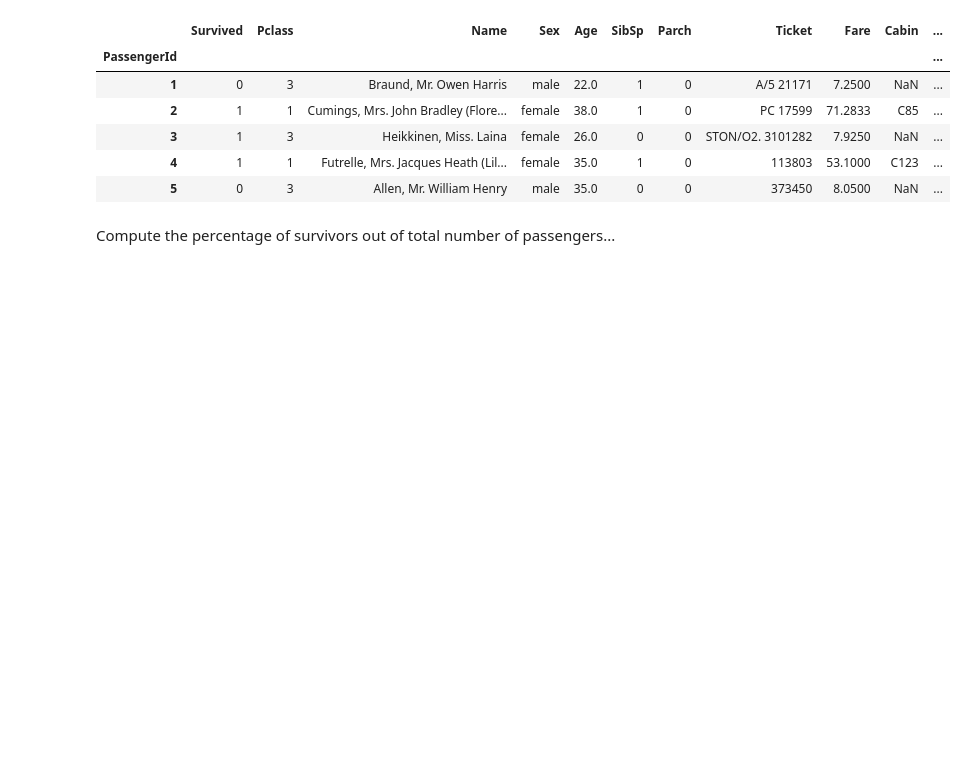
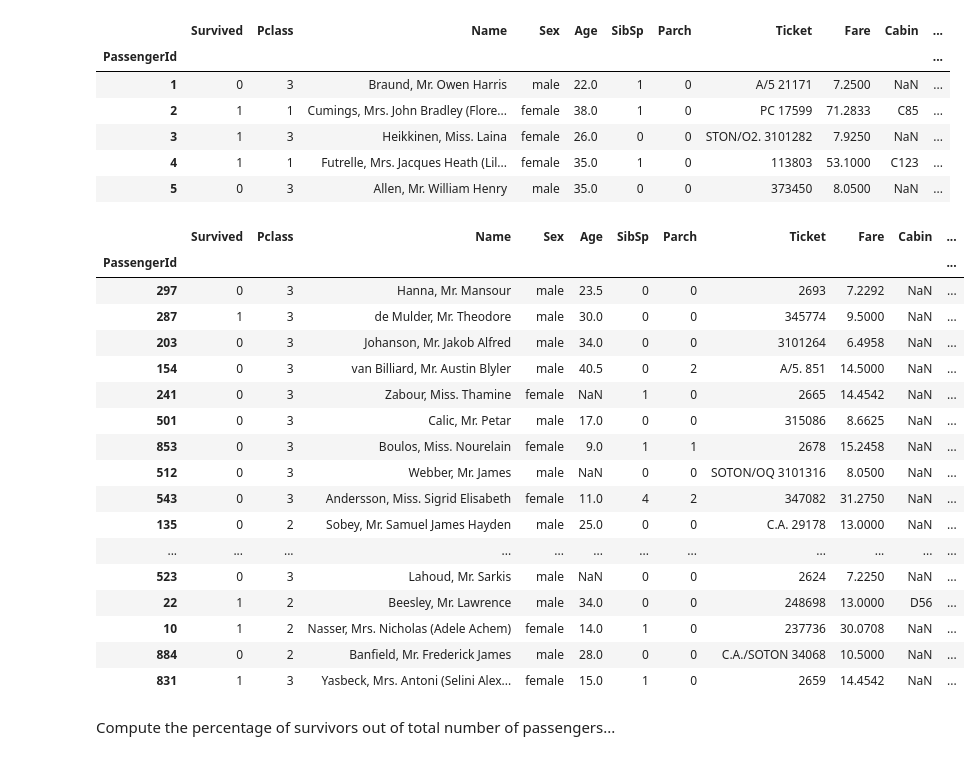
Before and after one commit to gor2000/group_assignment_python1, a Jupyter notebook: group_assignment.ipynb, the cells around one changed output. Cells and saved outputs as stored; diff of their text form; code cells hidden in the pictures; blank space fills up the shorter version.

```diff
--- a/group_assignment.ipynb
+++ b/group_assignment.ipynb
@@ -15,6 +15,27 @@ df.head()
 | 3 | 1 | 3 | Heikkinen, Miss. Laina | female | 26.0 | 0 | 0 | STON/O2. 3101282 | 7.9250 | NaN | ... |
 | 4 | 1 | 1 | Futrelle, Mrs. Jacques Heath (Lil... | female | 35.0 | 1 | 0 | 113803 | 53.1000 | C123 | ... |
 | 5 | 0 | 3 | Allen, Mr. William Henry | male | 35.0 | 0 | 0 | 373450 | 8.0500 | NaN | ... |
+# %%
+df.sample(20)
+# %% [output]
+|  | Survived | Pclass | Name | Sex | Age | SibSp | Parch | Ticket | Fare | Cabin | ... |
+| PassengerId |  |  |  |  |  |  |  |  |  |  | ... |
+| 297 | 0 | 3 | Hanna, Mr. Mansour | male | 23.5 | 0 | 0 | 2693 | 7.2292 | NaN | ... |
+| 287 | 1 | 3 | de Mulder, Mr. Theodore | male | 30.0 | 0 | 0 | 345774 | 9.5000 | NaN | ... |
+| 203 | 0 | 3 | Johanson, Mr. Jakob Alfred | male | 34.0 | 0 | 0 | 3101264 | 6.4958 | NaN | ... |
+| 154 | 0 | 3 | van Billiard, Mr. Austin Blyler | male | 40.5 | 0 | 2 | A/5. 851 | 14.5000 | NaN | ... |
+| 241 | 0 | 3 | Zabour, Miss. Thamine | female | NaN | 1 | 0 | 2665 | 14.4542 | NaN | ... |
+| 501 | 0 | 3 | Calic, Mr. Petar | male | 17.0 | 0 | 0 | 315086 | 8.6625 | NaN | ... |
+| 853 | 0 | 3 | Boulos, Miss. Nourelain | female | 9.0 | 1 | 1 | 2678 | 15.2458 | NaN | ... |
+| 512 | 0 | 3 | Webber, Mr. James | male | NaN | 0 | 0 | SOTON/OQ 3101316 | 8.0500 | NaN | ... |
+| 543 | 0 | 3 | Andersson, Miss. Sigrid Elisabeth | female | 11.0 | 4 | 2 | 347082 | 31.2750 | NaN | ... |
+| 135 | 0 | 2 | Sobey, Mr. Samuel James Hayden | male | 25.0 | 0 | 0 | C.A. 29178 | 13.0000 | NaN | ... |
+| ... | ... | ... | ... | ... | ... | ... | ... | ... | ... | ... | ... |
+| 523 | 0 | 3 | Lahoud, Mr. Sarkis | male | NaN | 0 | 0 | 2624 | 7.2250 | NaN | ... |
+| 22 | 1 | 2 | Beesley, Mr. Lawrence | male | 34.0 | 0 | 0 | 248698 | 13.0000 | D56 | ... |
+| 10 | 1 | 2 | Nasser, Mrs. Nicholas (Adele Achem) | female | 14.0 | 1 | 0 | 237736 | 30.0708 | NaN | ... |
+| 884 | 0 | 2 | Banfield, Mr. Frederick James | male | 28.0 | 0 | 0 | C.A./SOTON 34068 | 10.5000 | NaN | ... |
+| 831 | 1 | 3 | Yasbeck, Mrs. Antoni (Selini Alex... | female | 15.0 | 1 | 0 | 2659 | 14.4542 | NaN | ... |
 # %% [markdown]
 Compute the percentage of survivors out of total number of passengers...
 # %%
```
Also changed, not shown: parts of 2 cells of this notebook.
